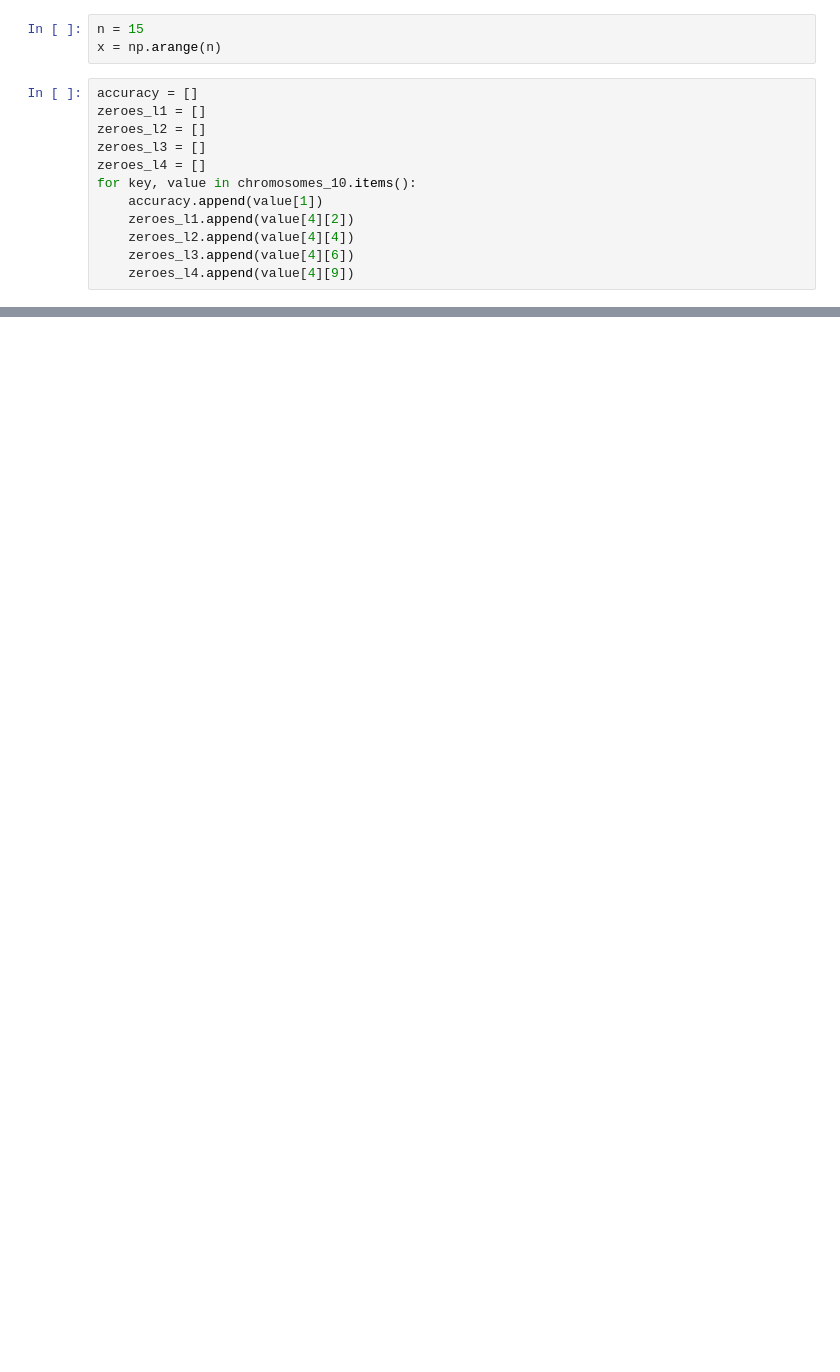
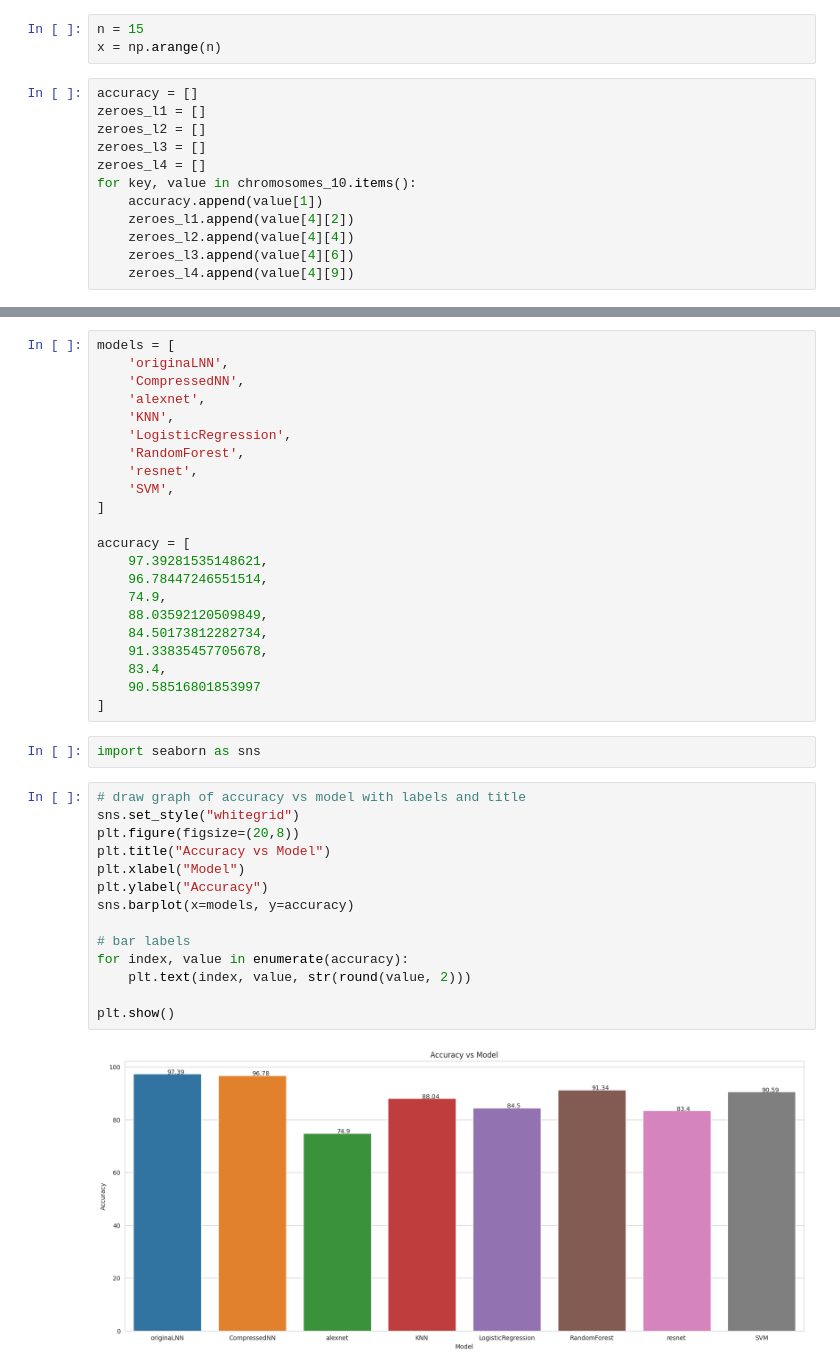
Before and after one commit to surya-teja-222/Genetic-CNN-Optimisation, a Jupyter notebook: analysis.ipynb, the cells around one changed output, grey strips where cells are left out. Drawn from its saved outputs; the diff is of its cells as text; blank space fills up the shorter version.

```diff
--- a/analysis.ipynb
+++ b/analysis.ipynb
@@ -217,0 +315,40 @@ plt.show()
+# %%
+models = [
+    'originaLNN',
+    'CompressedNN',
+    'alexnet',
+    'KNN',
+    'LogisticRegression',
+    'RandomForest',
+    'resnet',
+    'SVM',
+]
+
+accuracy = [
+    97.39281535148621,
+    96.78447246551514,
+    74.9,
+    88.03592120509849,
+    84.50173812282734,
+    91.33835457705678,
+    83.4,
+    90.58516801853997
+]
+# %%
+import seaborn as sns
+# %%
+# draw graph of accuracy vs model with labels and title
+sns.set_style("whitegrid")
+plt.figure(figsize=(20,8))
+plt.title("Accuracy vs Model")
+plt.xlabel("Model")
+plt.ylabel("Accuracy")
+sns.barplot(x=models, y=accuracy)
+
+# bar labels
+for index, value in enumerate(accuracy):
+    plt.text(index, value, str(round(value, 2)))
+
+plt.show()
+# %% [output]
+[figure, added]
```
Also changed, not shown: parts of 29 cells of this notebook, 5 other files.
